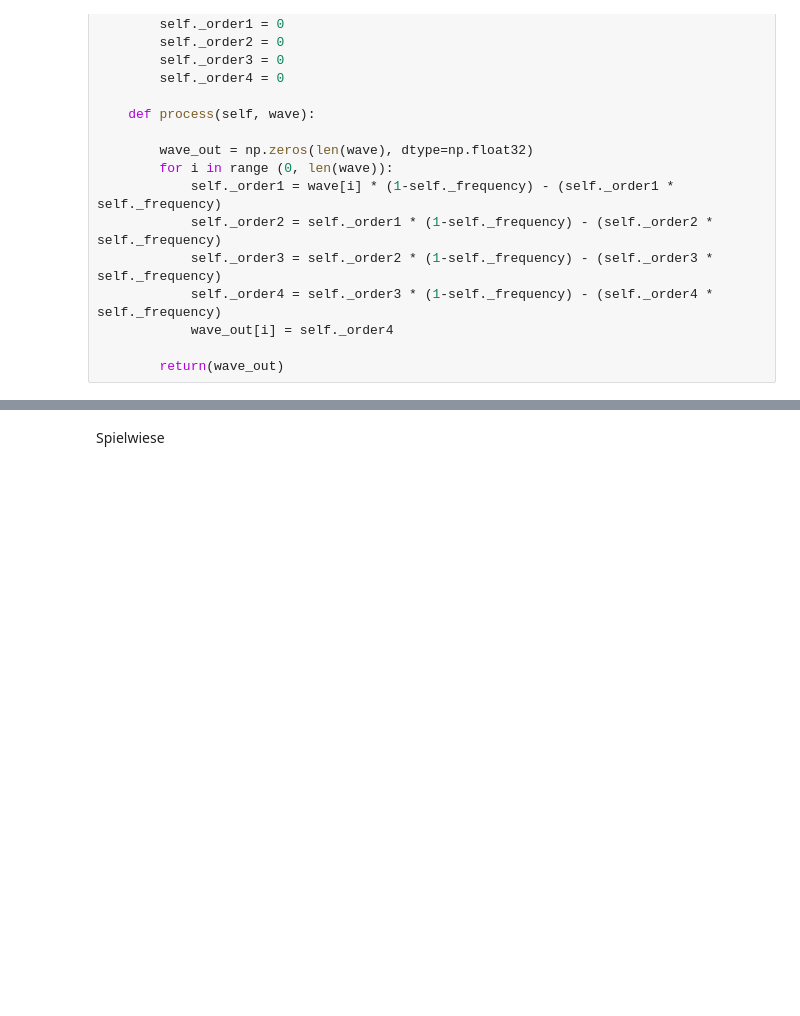
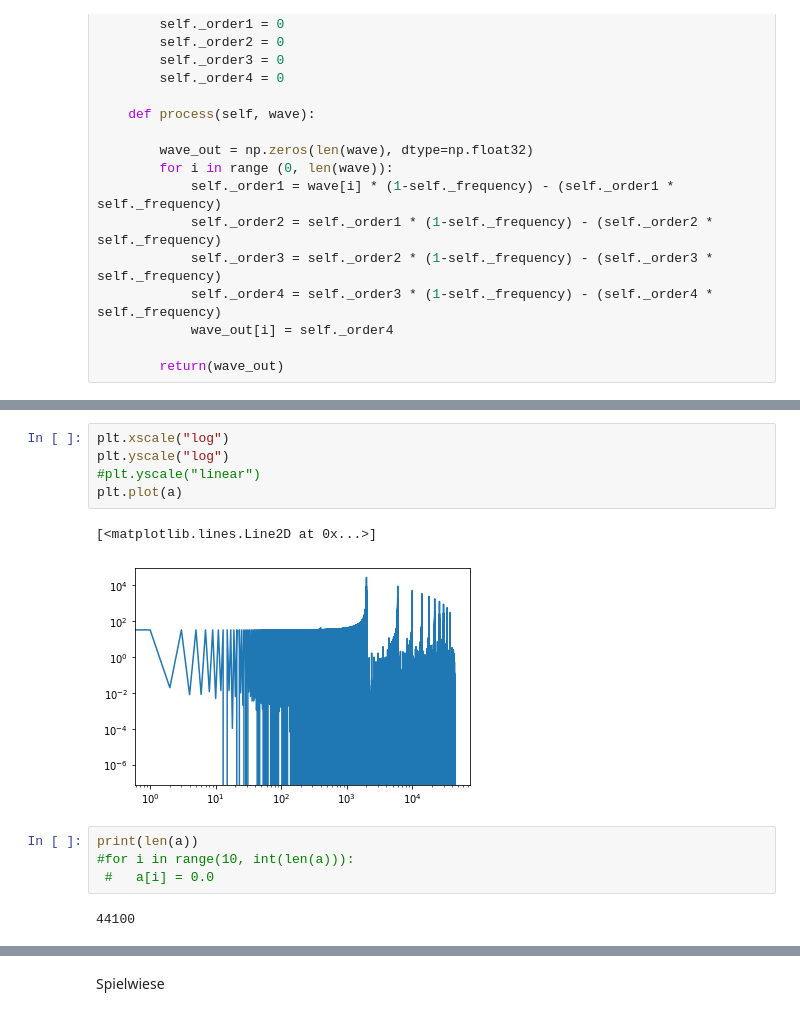
Before and after one commit to KeeperOfTheDungeon/FilterScript, a Jupyter notebook: Filter.ipynb, the cells around one changed output, grey strips where cells are left out. Saved outputs shown, nothing was run; the diff lists cells and outputs as text; blank space fills up the shorter version.

```diff
--- a/Filter.ipynb
+++ b/Filter.ipynb
@@ -283,0 +312,14 @@ class HighPass24DB(Filter):
+# %%
+plt.xscale("log")
+plt.yscale("log")
+#plt.yscale("linear")
+plt.plot(a)
+# %% [output]
+[<matplotlib.lines.Line2D at 0x...>]
+[figure, added]
+# %%
+print(len(a))
+#for i in range(10, int(len(a))):
+ #   a[i] = 0.0
+# %% [output]
+44100
```
Also changed, not shown: parts of 19 cells of this notebook.
